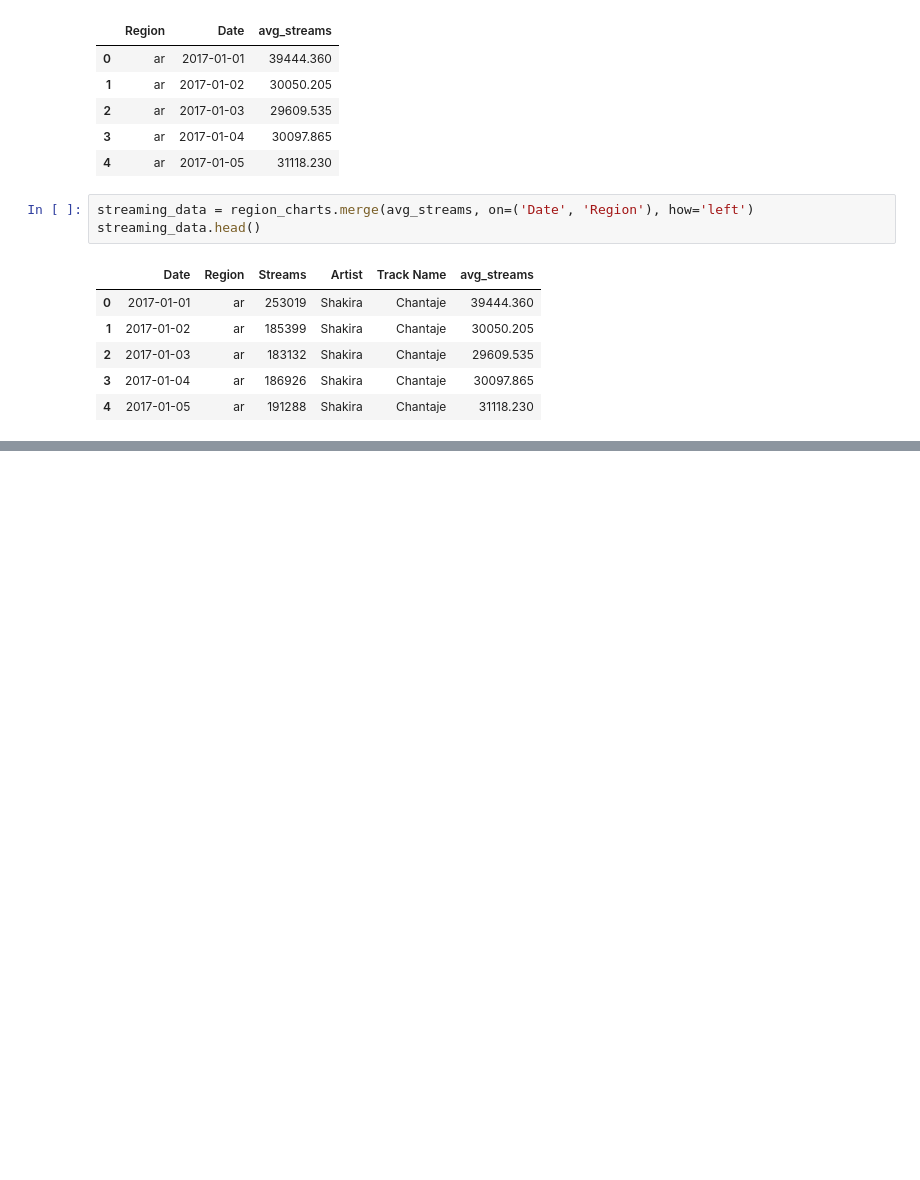
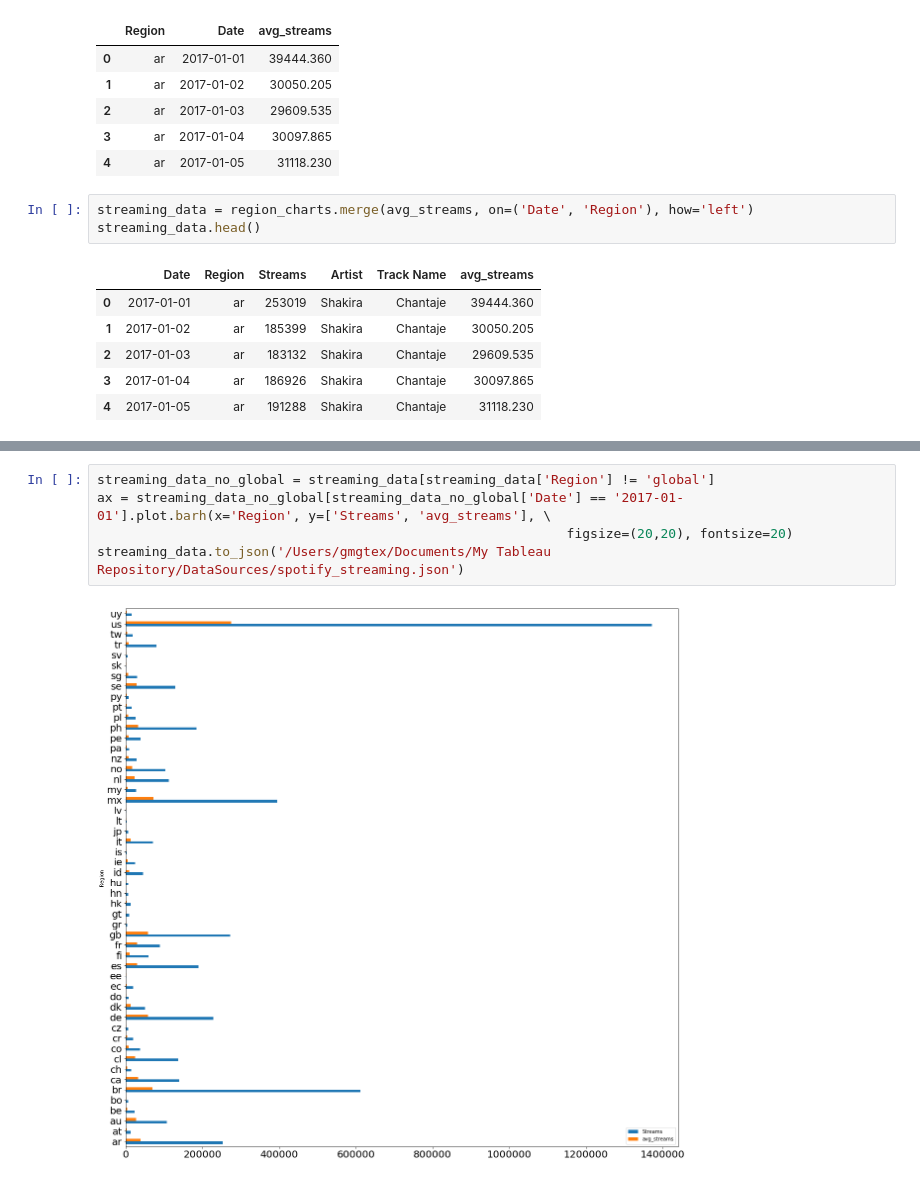
Before and after one commit to maxgrossenbacher/Forecasting_daily_spotify_streams, a Jupyter notebook: src/Spotify_Time_Series.ipynb, the cells around one changed output, grey strips where cells are left out. Cells and saved outputs as stored; diff of their text form; blank space fills up the shorter version.

```diff
--- a/src/Spotify_Time_Series.ipynb
+++ b/src/Spotify_Time_Series.ipynb
@@ -101,0 +100,7 @@ KeyError: 'Region'
+# %%
+streaming_data_no_global = streaming_data[streaming_data['Region'] != 'global']
+ax = streaming_data_no_global[streaming_data_no_global['Date'] == '2017-01-01'].plot.barh(x='Region', y=['Streams', 'avg_streams'], \
+                                                            figsize=(20,20), fontsize=20)
+streaming_data.to_json('/Users/gmgtex/Documents/My Tableau Repository/DataSources/spotify_streaming.json')
+# %% [output]
+[figure, added]
```
Also changed, not shown: parts of 1 cell of this notebook.
